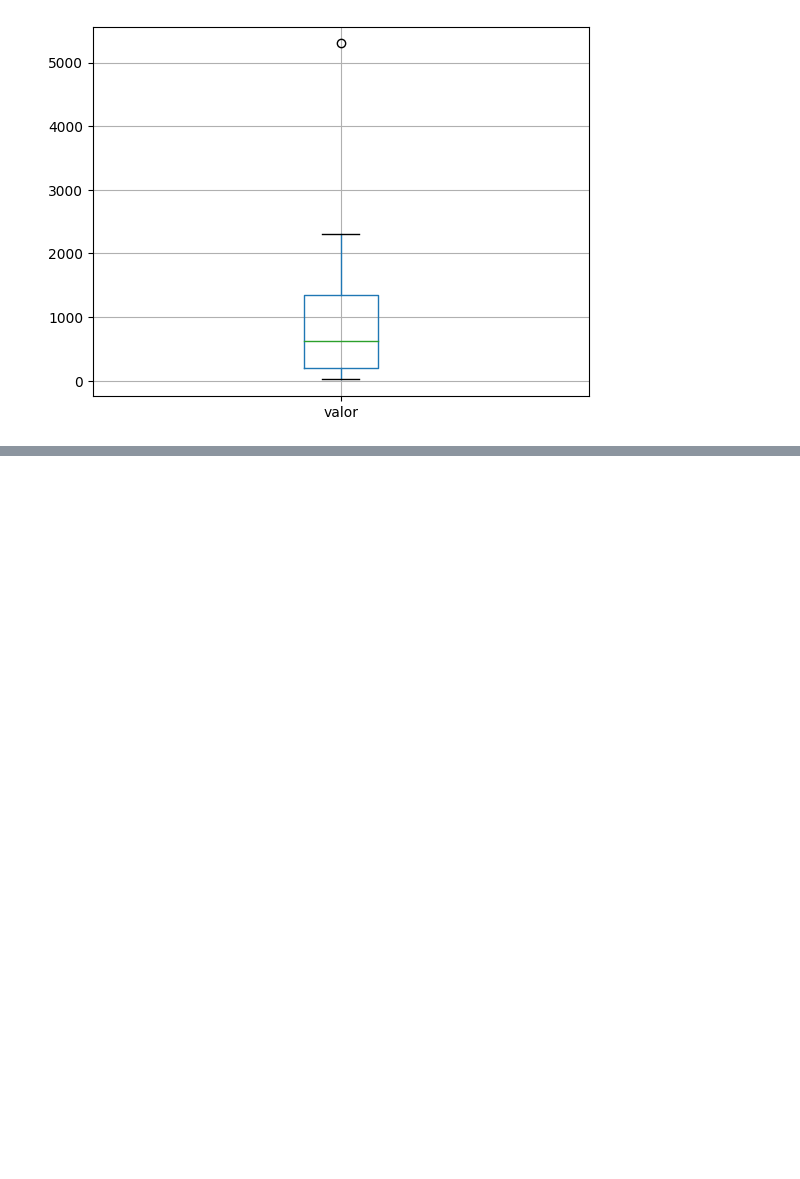
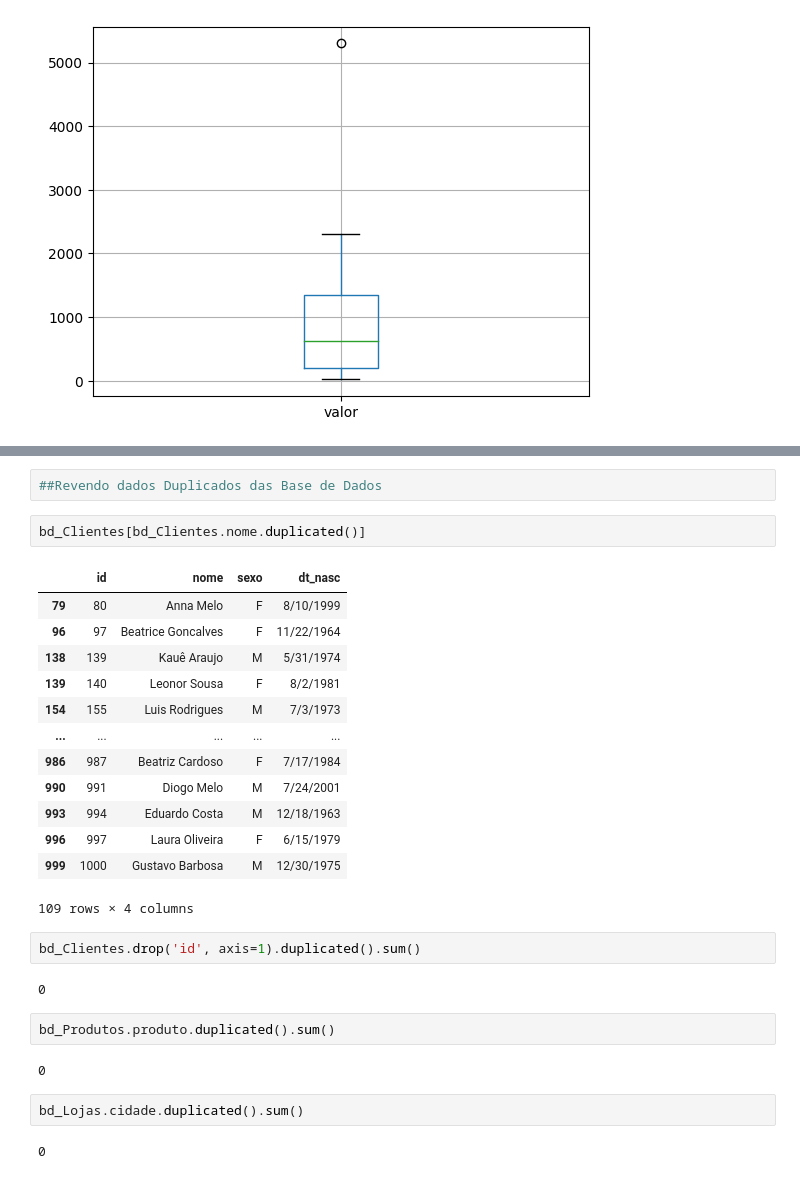
Before and after one commit to Gcango/Analise_Vendas_Soft_You, a Jupyter notebook: Soft_You_Analise_de_Vendas.ipynb, the cells around one changed output, grey strips where cells are left out. Cells and saved outputs as stored; diff of their text form; blank space fills up the shorter version.

```diff
--- a/Soft_You_Analise_de_Vendas.ipynb
+++ b/Soft_You_Analise_de_Vendas.ipynb
@@ -249,0 +277,30 @@ bd_Produtos.boxplot(column=['valor']);
+# %%
+##Revendo dados Duplicados das Base de Dados
+# %%
+bd_Clientes[bd_Clientes.nome.duplicated()]
+# %% [output]
+|  | id | nome | sexo | dt_nasc |
+| 79 | 80 | Anna Melo | F | 8/10/1999 |
+| 96 | 97 | Beatrice Goncalves | F | 11/22/1964 |
+| 138 | 139 | Kauê Araujo | M | 5/31/1974 |
+| 139 | 140 | Leonor Sousa | F | 8/2/1981 |
+| 154 | 155 | Luis Rodrigues | M | 7/3/1973 |
+| ... | ... | ... | ... | ... |
+| 986 | 987 | Beatriz Cardoso | F | 7/17/1984 |
+| 990 | 991 | Diogo Melo | M | 7/24/2001 |
+| 993 | 994 | Eduardo Costa | M | 12/18/1963 |
+| 996 | 997 | Laura Oliveira | F | 6/15/1979 |
+| 999 | 1000 | Gustavo Barbosa | M | 12/30/1975 |
+109 rows × 4 columns
+# %%
+bd_Clientes.drop('id', axis=1).duplicated().sum()
+# %% [output]
+0
+# %%
+bd_Produtos.produto.duplicated().sum()
+# %% [output]
+0
+# %%
+bd_Lojas.cidade.duplicated().sum()
+# %% [output]
+0
```
Also changed, not shown: parts of 17 cells of this notebook.
